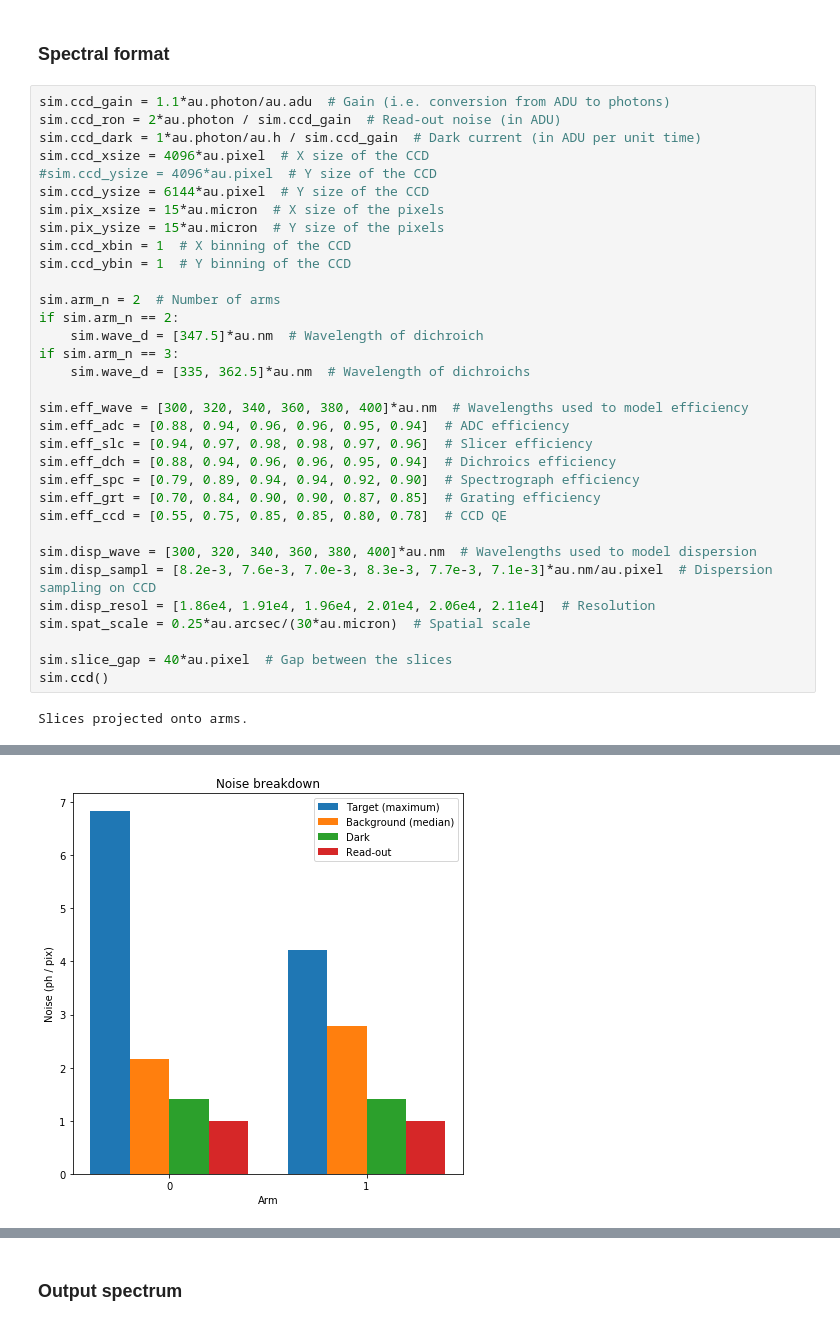
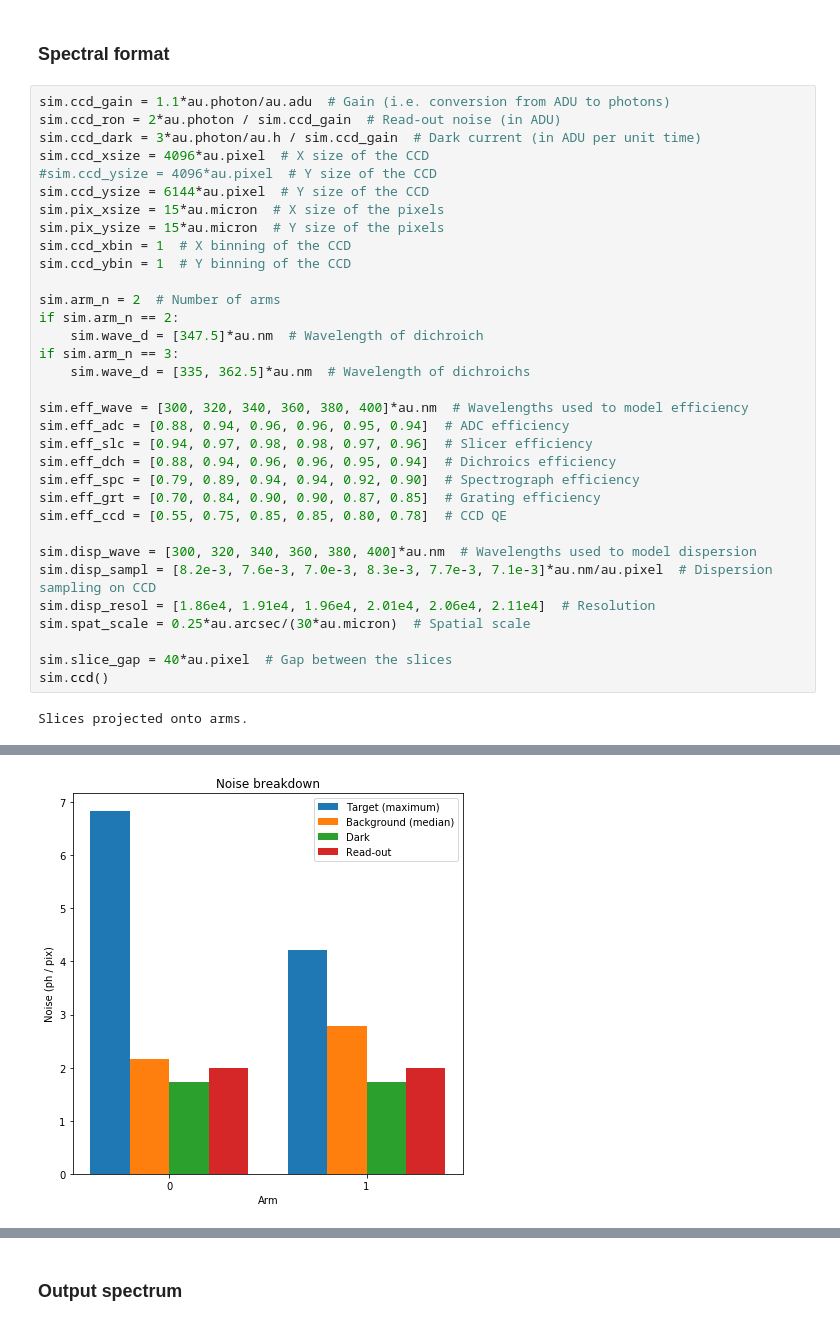
Before and after one commit to gcupani/astro_apps, a Jupyter notebook: CUBES E2E simulator (compact).ipynb, the cells around one changed output, grey strips where cells are left out. Cells and saved outputs as stored; diff of their text form.

Commit message:
Changed defaults for dark and RON

```diff
--- a/CUBES E2E simulator (compact).ipynb
+++ b/CUBES E2E simulator (compact).ipynb
@@ -52,7 +52,7 @@ Slices designed on field.
 # %%
 sim.ccd_gain = 1.1*au.photon/au.adu  # Gain (i.e. conversion from ADU to photons)
 sim.ccd_ron = 2*au.photon / sim.ccd_gain  # Read-out noise (in ADU)
-sim.ccd_dark = 1*au.photon/au.h / sim.ccd_gain  # Dark current (in ADU per unit time)
+sim.ccd_dark = 3*au.photon/au.h / sim.ccd_gain  # Dark current (in ADU per unit time)
 sim.ccd_xsize = 4096*au.pixel  # X size of the CCD
 #sim.ccd_ysize = 4096*au.pixel  # Y size of the CCD
 sim.ccd_ysize = 6144*au.pixel  # Y size of the CCD
@@ -61,31 +61,31 @@ sim.pix_ysize = 15*au.micron  # Y size of the pixels
 sim.ccd_xbin = 1  # X binning of the CCD
 sim.ccd_ybin = 1  # Y binning of the CCD
 
 sim.arm_n = 2  # Number of arms
 if sim.arm_n == 2:
     sim.wave_d = [347.5]*au.nm  # Wavelength of dichroich
 if sim.arm_n == 3:
     sim.wave_d = [335, 362.5]*au.nm  # Wavelength of dichroichs
 
 sim.eff_wave = [300, 320, 340, 360, 380, 400]*au.nm  # Wavelengths used to model efficiency
 sim.eff_adc = [0.88, 0.94, 0.96, 0.96, 0.95, 0.94]  # ADC efficiency
 sim.eff_slc = [0.94, 0.97, 0.98, 0.98, 0.97, 0.96]  # Slicer efficiency
 sim.eff_dch = [0.88, 0.94, 0.96, 0.96, 0.95, 0.94]  # Dichroics efficiency
 sim.eff_spc = [0.79, 0.89, 0.94, 0.94, 0.92, 0.90]  # Spectrograph efficiency
 sim.eff_grt = [0.70, 0.84, 0.90, 0.90, 0.87, 0.85]  # Grating efficiency
 sim.eff_ccd = [0.55, 0.75, 0.85, 0.85, 0.80, 0.78]  # CCD QE
 
 sim.disp_wave = [300, 320, 340, 360, 380, 400]*au.nm  # Wavelengths used to model dispersion
 sim.disp_sampl = [8.2e-3, 7.6e-3, 7.0e-3, 8.3e-3, 7.7e-3, 7.1e-3]*au.nm/au.pixel  # Dispersion sampling on CCD
 sim.disp_resol = [1.86e4, 1.91e4, 1.96e4, 2.01e4, 2.06e4, 2.11e4]  # Resolution
 sim.spat_scale = 0.25*au.arcsec/(30*au.micron)  # Spatial scale
 
 sim.slice_gap = 40*au.pixel  # Gap between the slices
 sim.ccd()
 # %% [output]
 Slices projected onto arms.
 [figure]
 [figure]
 [figure]
 [figure]
-[figure, old version]
+[figure, new version]
```
Also changed, not shown: parts of 2 cells of this notebook, 2 other files.
